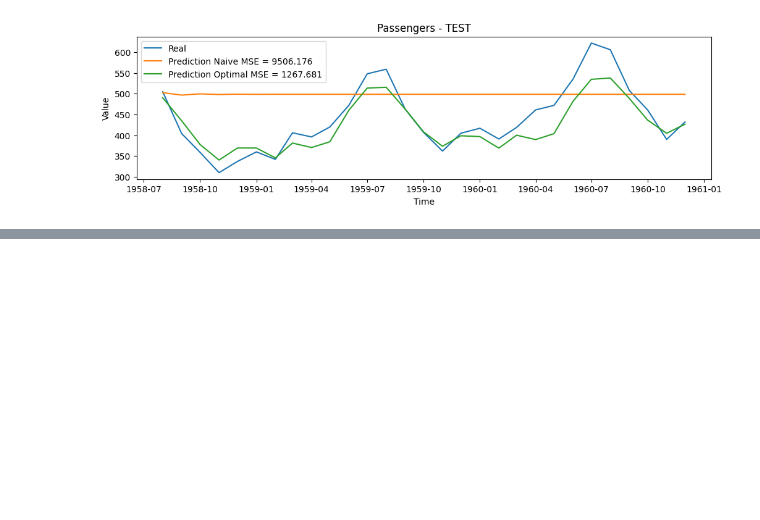
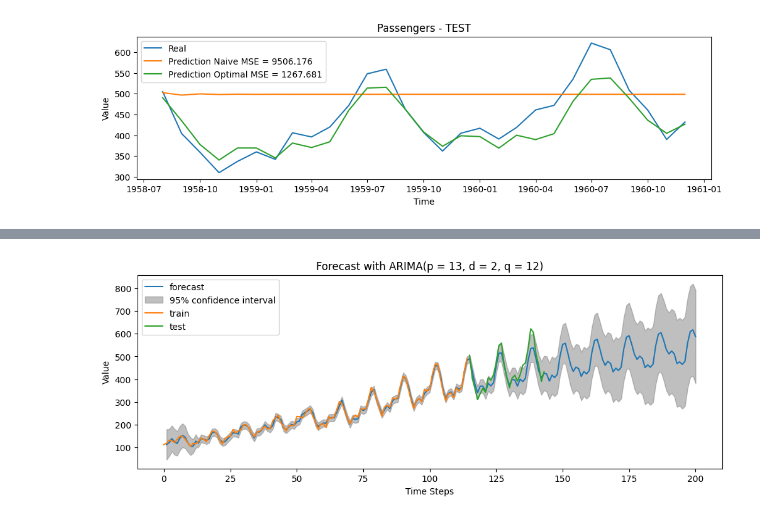
Before and after one commit to Bruno-Moreno/ML---Study, a Jupyter notebook: notebooks/ML/arima_model.ipynb, the cells around one changed output, grey strips where cells are left out. Cells and saved outputs as stored; diff of their text form; code cells hidden in the pictures; blank space fills up the shorter version.

Commit message:
Arima model update

```diff
--- a/notebooks/ML/arima_model.ipynb
+++ b/notebooks/ML/arima_model.ipynb
@@ -263,0 +259,12 @@ plot_predict(model_optimal_fit, 1,264)
+# %%
+fig, ax = plt.subplots(figsize = (12,4))
+plot_predict(model_optimal_fit, 1,200, ax = ax)
+ax.plot(range(len(train[date_variable])), train[ts_variable], label = f'train')
+ax.plot(range(115, 115 + len(test[date_variable])), test[ts_variable], label = f'test')
+plt.legend()
+plt.xlabel("Time Steps")
+plt.ylabel("Value")
+plt.title("Forecast with ARIMA(p = 13, d = 2, q = 12)")
+plt.savefig("img/arima_results.png", dpi = 300, bbox_inches='tight')
+# %% [output]
+[figure, added]
```
Also changed, not shown: parts of 2 cells of this notebook, 1 other file.
